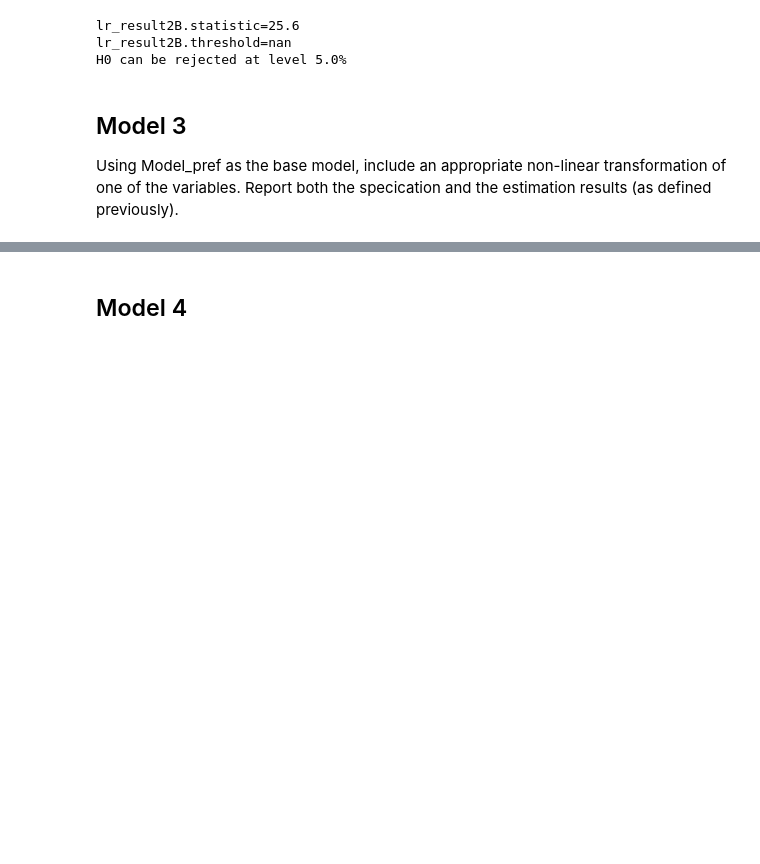
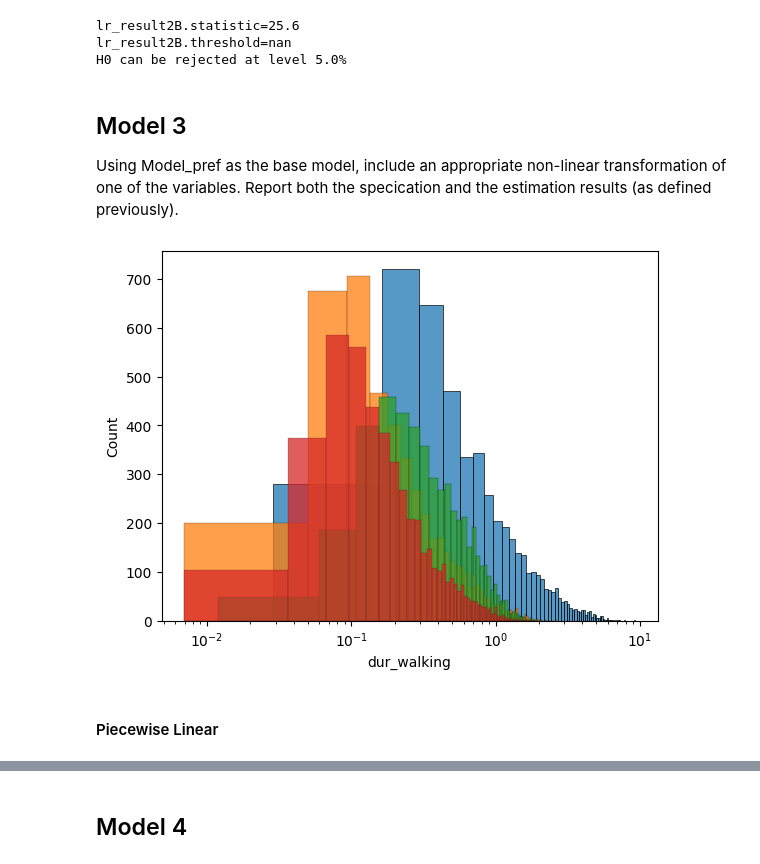
Before and after one commit to d23845jg/mmb_project_lpmc, a Jupyter notebook: project.ipynb, the cells around one changed output, grey strips where cells are left out. Saved outputs shown, nothing was run; the diff lists cells and outputs as text; code cells hidden in the pictures; blank space fills up the shorter version.

Commit message:
performed piecewise linear, box-cox and power series transformations

```diff
--- a/project.ipynb
+++ b/project.ipynb
@@ -680,3 +668,15 @@ H0 can be rejected at level 5.0%
 ## Model 3
 
 Using Model_pref as the base model, include an appropriate non-linear transformation of one of the variables. Report both the specication and the estimation results (as defined previously).
+# %%
+df["dur_pt_access"] + df["dur_pt_rail"] + df["dur_pt_bus"] + df["dur_pt_int"]
+sns.histplot(df["dur_walking"])
+sns.histplot(df["dur_cycling"])
+sns.histplot(df["dur_pt_access"] + df["dur_pt_rail"] + df["dur_pt_bus"] + df["dur_pt_int"])
+sns.histplot(df["dur_driving"])
+plt.xscale('log')
+plt.show()
+# %% [output]
+[figure, added]
+# %% [markdown]
+#### Piecewise Linear
```
Also changed, not shown: parts of 44 cells of this notebook.
